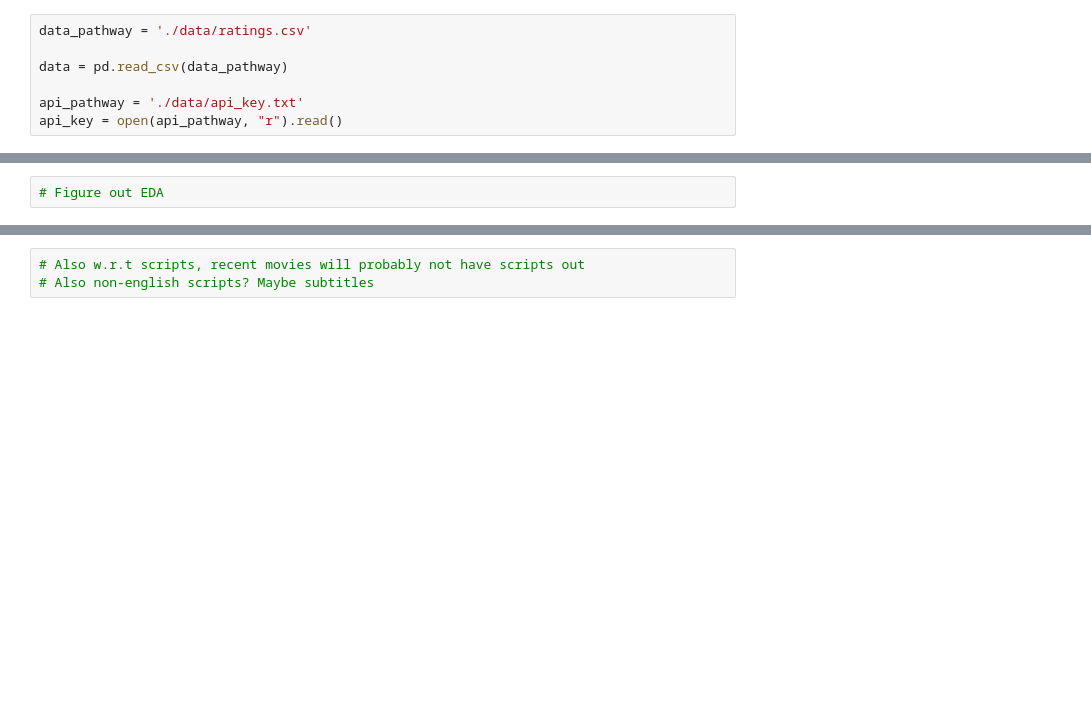
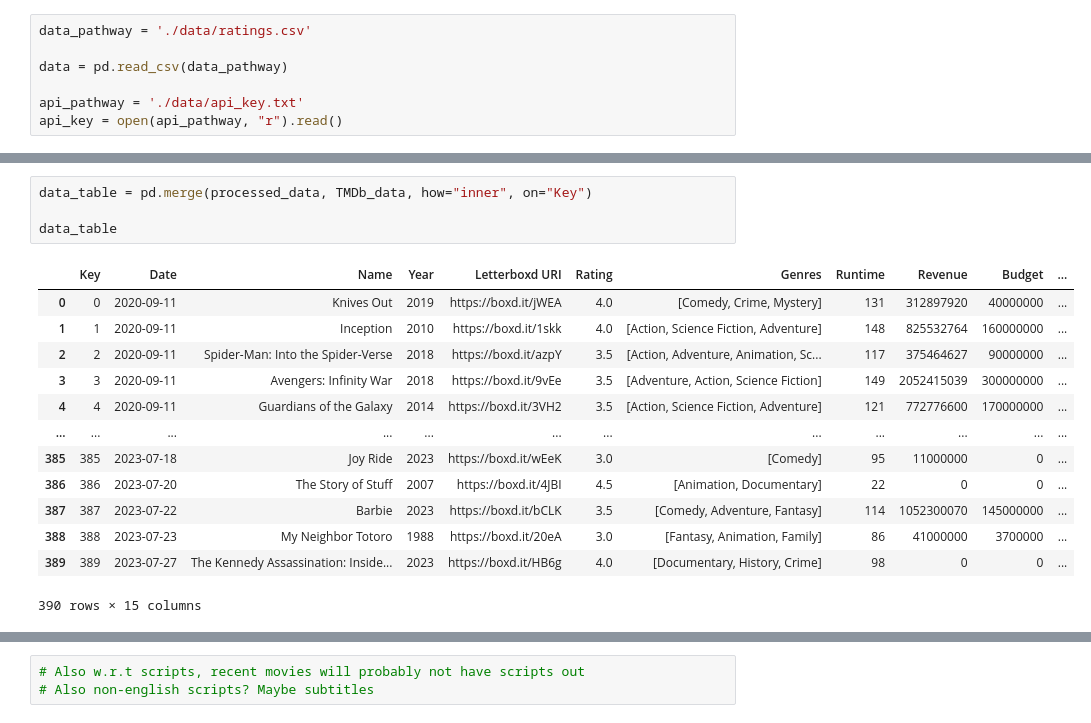
Before and after one commit to writingindy/Letterboxd_Project, a Jupyter notebook: dev.ipynb, the cells around one changed output, grey strips where cells are left out. Saved outputs shown, nothing was run; the diff lists cells and outputs as text; blank space fills up the shorter version.

```diff
--- a/dev.ipynb
+++ b/dev.ipynb
@@ -234,3 +214,19 @@ TMDb_data
 390 rows × 10 columns
-# %%
-# Figure out EDA
+# %%
+data_table = pd.merge(processed_data, TMDb_data, how="inner", on="Key")
+
+data_table
+# %% [output]
+|  | Key | Date | Name | Year | Letterboxd URI | Rating | Genres | Runtime | Revenue | Budget | ... |
+| 0 | 0 | 2020-09-11 | Knives Out | 2019 | https://boxd.it/jWEA | 4.0 | [Comedy, Crime, Mystery] | 131 | 312897920 | 40000000 | ... |
+| 1 | 1 | 2020-09-11 | Inception | 2010 | https://boxd.it/1skk | 4.0 | [Action, Science Fiction, Adventure] | 148 | 825532764 | 160000000 | ... |
+| 2 | 2 | 2020-09-11 | Spider-Man: Into the Spider-Verse | 2018 | https://boxd.it/azpY | 3.5 | [Action, Adventure, Animation, Sc... | 117 | 375464627 | 90000000 | ... |
+| 3 | 3 | 2020-09-11 | Avengers: Infinity War | 2018 | https://boxd.it/9vEe | 3.5 | [Adventure, Action, Science Fiction] | 149 | 2052415039 | 300000000 | ... |
+| 4 | 4 | 2020-09-11 | Guardians of the Galaxy | 2014 | https://boxd.it/3VH2 | 3.5 | [Action, Science Fiction, Adventure] | 121 | 772776600 | 170000000 | ... |
+| ... | ... | ... | ... | ... | ... | ... | ... | ... | ... | ... | ... |
+| 385 | 385 | 2023-07-18 | Joy Ride | 2023 | https://boxd.it/wEeK | 3.0 | [Comedy] | 95 | 11000000 | 0 | ... |
+| 386 | 386 | 2023-07-20 | The Story of Stuff | 2007 | https://boxd.it/4JBI | 4.5 | [Animation, Documentary] | 22 | 0 | 0 | ... |
+| 387 | 387 | 2023-07-22 | Barbie | 2023 | https://boxd.it/bCLK | 3.5 | [Comedy, Adventure, Fantasy] | 114 | 1052300070 | 145000000 | ... |
+| 388 | 388 | 2023-07-23 | My Neighbor Totoro | 1988 | https://boxd.it/20eA | 3.0 | [Fantasy, Animation, Family] | 86 | 41000000 | 3700000 | ... |
+| 389 | 389 | 2023-07-27 | The Kennedy Assassination: Inside... | 2023 | https://boxd.it/HB6g | 4.0 | [Documentary, History, Crime] | 98 | 0 | 0 | ... |
+390 rows × 15 columns
```
Also changed, not shown: parts of 8 cells of this notebook.
